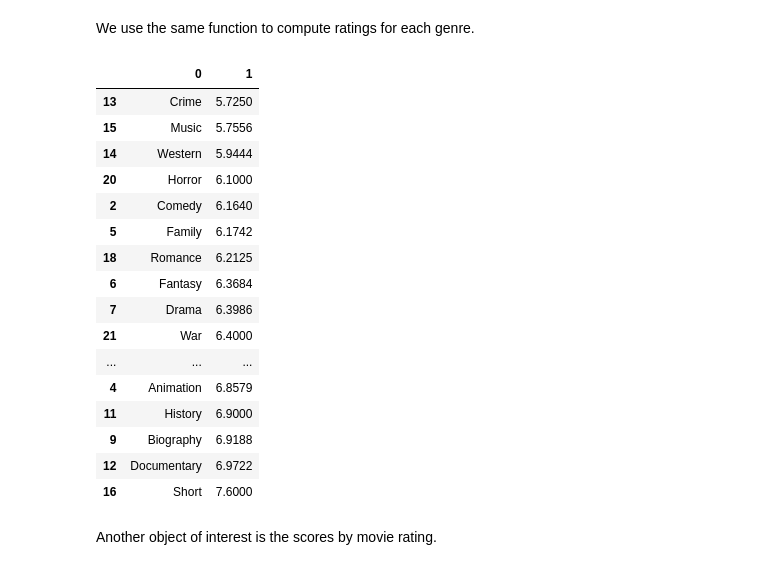
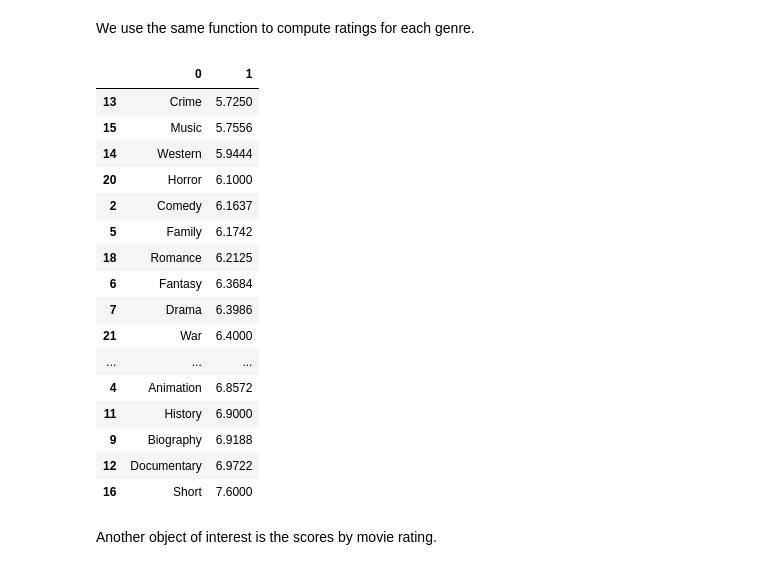
Before and after one commit to oliviahanks/Movies, a Jupyter notebook: disney_movie_analysis/analysis.ipynb, the cells around one changed output. Saved outputs shown, nothing was run; the diff lists cells and outputs as text; code cells hidden in the pictures.

```diff
--- a/disney_movie_analysis/analysis.ipynb
+++ b/disney_movie_analysis/analysis.ipynb
@@ -287,22 +287,22 @@ Actor: Tim Allen
 # %% [markdown]
 We use the same function to compute ratings for each genre.
 # %%
-genre_ratings = list_averages(imdb, imdb['genre'], imdb['score']).sort_values(by = 1)
+genre_ratings = list_averages(imdb, 'genre', 'score').sort_values(by = 1)
 genre_ratings
 # %% [output]
 |  | 0 | 1 |
 | 13 | Crime | 5.7250 |
 | 15 | Music | 5.7556 |
 | 14 | Western | 5.9444 |
 | 20 | Horror | 6.1000 |
-| 2 | Comedy | 6.1640 |
+| 2 | Comedy | 6.1637 |
 | 5 | Family | 6.1742 |
 | 18 | Romance | 6.2125 |
 | 6 | Fantasy | 6.3684 |
 | 7 | Drama | 6.3986 |
 | 21 | War | 6.4000 |
 | ... | ... | ... |
-| 4 | Animation | 6.8579 |
+| 4 | Animation | 6.8572 |
 | 11 | History | 6.9000 |
 | 9 | Biography | 6.9188 |
 | 12 | Documentary | 6.9722 |
```
Also changed, not shown: parts of 7 cells of this notebook, 5 other files.
